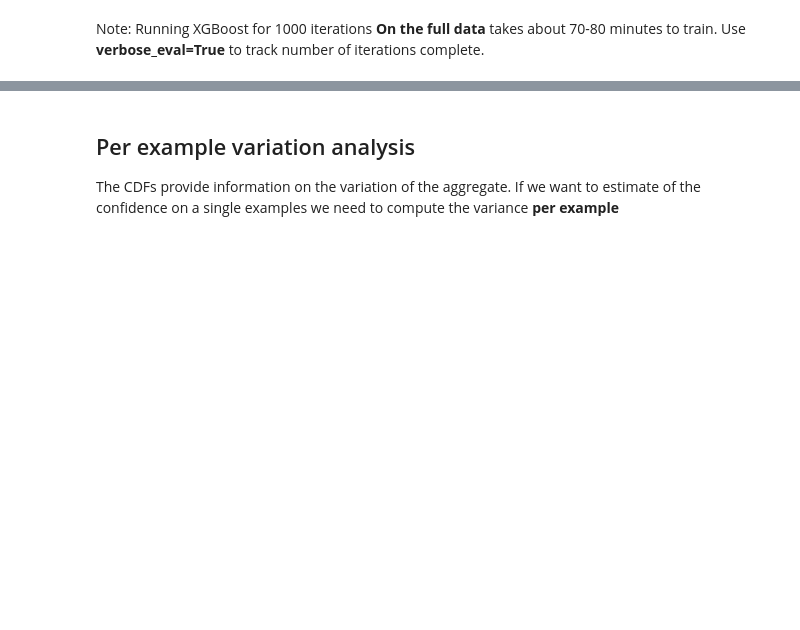
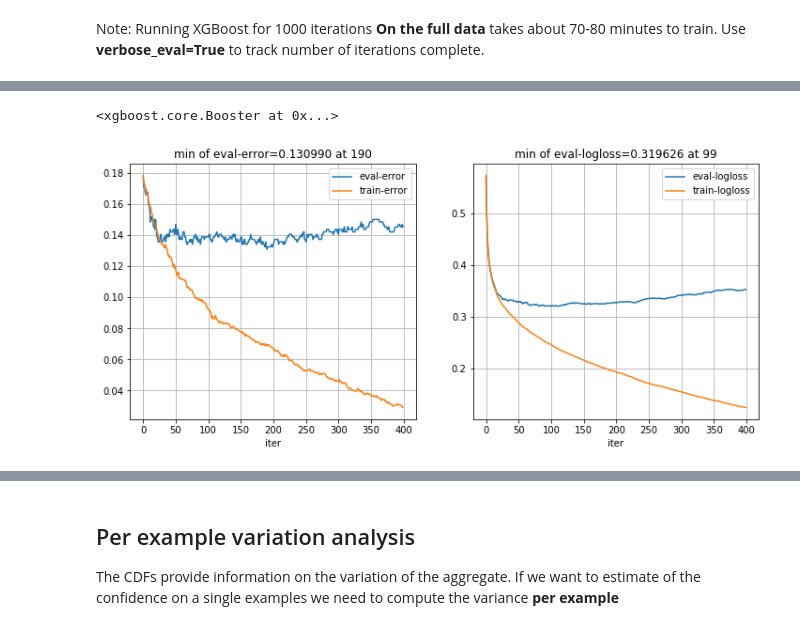
Before and after one commit to ucsd-edx/CSE255-DSE230-2018, a Jupyter notebook: Sections/Section4-Classification/XGBoost/XGBoost_Whales.ipynb, the cells around one changed output, grey strips where cells are left out. Cells and saved outputs as stored; diff of their text form; code cells hidden in the pictures; blank space fills up the shorter version.

```diff
--- a/Sections/Section4-Classification/XGBoost/XGBoost_Whales.ipynb
+++ b/Sections/Section4-Classification/XGBoost/XGBoost_Whales.ipynb
@@ -114,0 +164,5 @@ y_test = dtest.get_label()
+# %%
+test_xgboost(depth=2,num_round=400)
+# %% [output]
+<xgboost.core.Booster at 0x...>
+[figure, added]
```
Also changed, not shown: parts of 49 cells of this notebook, 3 other files.
